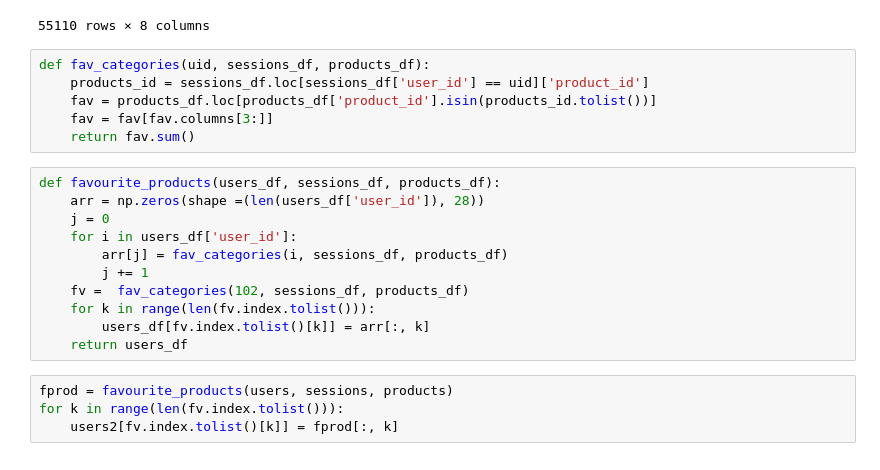
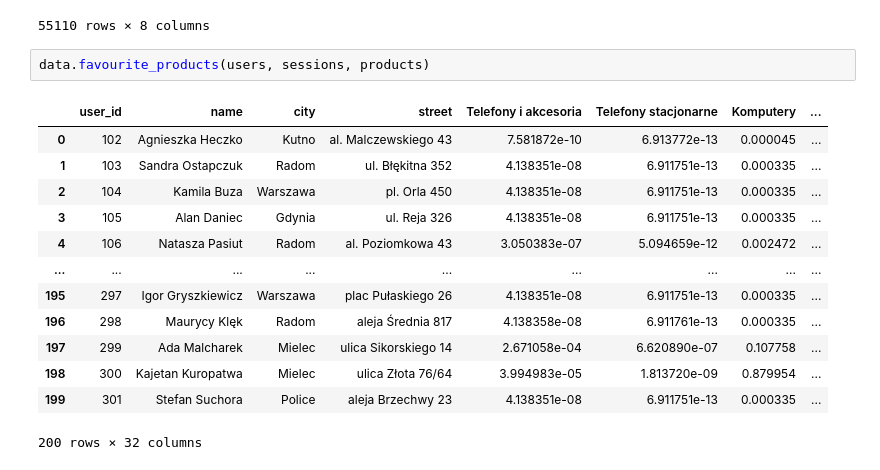
Before and after one commit to mrozans/Customer_Classifier, a Jupyter notebook: src/Classification.ipynb, the cells around one changed output. Drawn from its saved outputs; the diff is of its cells as text.

```diff
--- a/src/Classification.ipynb
+++ b/src/Classification.ipynb
@@ -22,25 +23,20 @@ sessions
 | 55108 | 110275 | 2020-01-24 18:01:37 | 301.0 | 1283.0 | 0 | NaN | 0 | ... |
 | 55109 | 110276 | 2020-03-26 12:37:51 | 301.0 | 1283.0 | 10 | NaN | 0 | ... |
 55110 rows × 8 columns
-# %%
-def fav_categories(uid, sessions_df, products_df):
-    products_id = sessions_df.loc[sessions_df['user_id'] == uid]['product_id']
-    fav = products_df.loc[products_df['product_id'].isin(products_id.tolist())]
-    fav = fav[fav.columns[3:]]
-    return fav.sum()
-# %%
-def favourite_products(users_df, sessions_df, products_df):
-    arr = np.zeros(shape =(len(users_df['user_id']), 28))
-    j = 0
-    for i in users_df['user_id']:
-        arr[j] = fav_categories(i, sessions_df, products_df)
-        j += 1
-    fv =  fav_categories(102, sessions_df, products_df)
-    for k in range(len(fv.index.tolist())):
-        users_df[fv.index.tolist()[k]] = arr[:, k]
-    return users_df
-# %%
-fprod = favourite_products(users, sessions, products)
-for k in range(len(fv.index.tolist())):
-    users2[fv.index.tolist()[k]] = fprod[:, k]
+# %%
+data.favourite_products(users, sessions, products)
+# %% [output]
+|  | user_id | name | city | street | Telefony i akcesoria | Telefony stacjonarne | Komputery | ... |
+| 0 | 102 | Agnieszka Heczko | Kutno | al. Malczewskiego 43 | 7.581872e-10 | 6.913772e-13 | 0.000045 | ... |
+| 1 | 103 | Sandra Ostapczuk | Radom | ul. Błękitna 352 | 4.138351e-08 | 6.911751e-13 | 0.000335 | ... |
+| 2 | 104 | Kamila Buza | Warszawa | pl. Orla 450 | 4.138351e-08 | 6.911751e-13 | 0.000335 | ... |
+| 3 | 105 | Alan Daniec | Gdynia | ul. Reja 326 | 4.138351e-08 | 6.911751e-13 | 0.000335 | ... |
+| 4 | 106 | Natasza Pasiut | Radom | al. Poziomkowa 43 | 3.050383e-07 | 5.094659e-12 | 0.002472 | ... |
+| ... | ... | ... | ... | ... | ... | ... | ... | ... |
+| 195 | 297 | Igor Gryszkiewicz | Warszawa | plac Pułaskiego 26 | 4.138351e-08 | 6.911751e-13 | 0.000335 | ... |
+| 196 | 298 | Maurycy Klęk | Radom | aleja Średnia 817 | 4.138358e-08 | 6.911761e-13 | 0.000335 | ... |
+| 197 | 299 | Ada Malcharek | Mielec | ulica Sikorskiego 14 | 2.671058e-04 | 6.620890e-07 | 0.107758 | ... |
+| 198 | 300 | Kajetan Kuropatwa | Mielec | ulica Złota 76/64 | 3.994983e-05 | 1.813720e-09 | 0.879954 | ... |
+| 199 | 301 | Stefan Suchora | Police | aleja Brzechwy 23 | 4.138351e-08 | 6.911751e-13 | 0.000335 | ... |
+200 rows × 32 columns
 # %%
```
Also changed, not shown: parts of 11 cells of this notebook, 1 other file.
